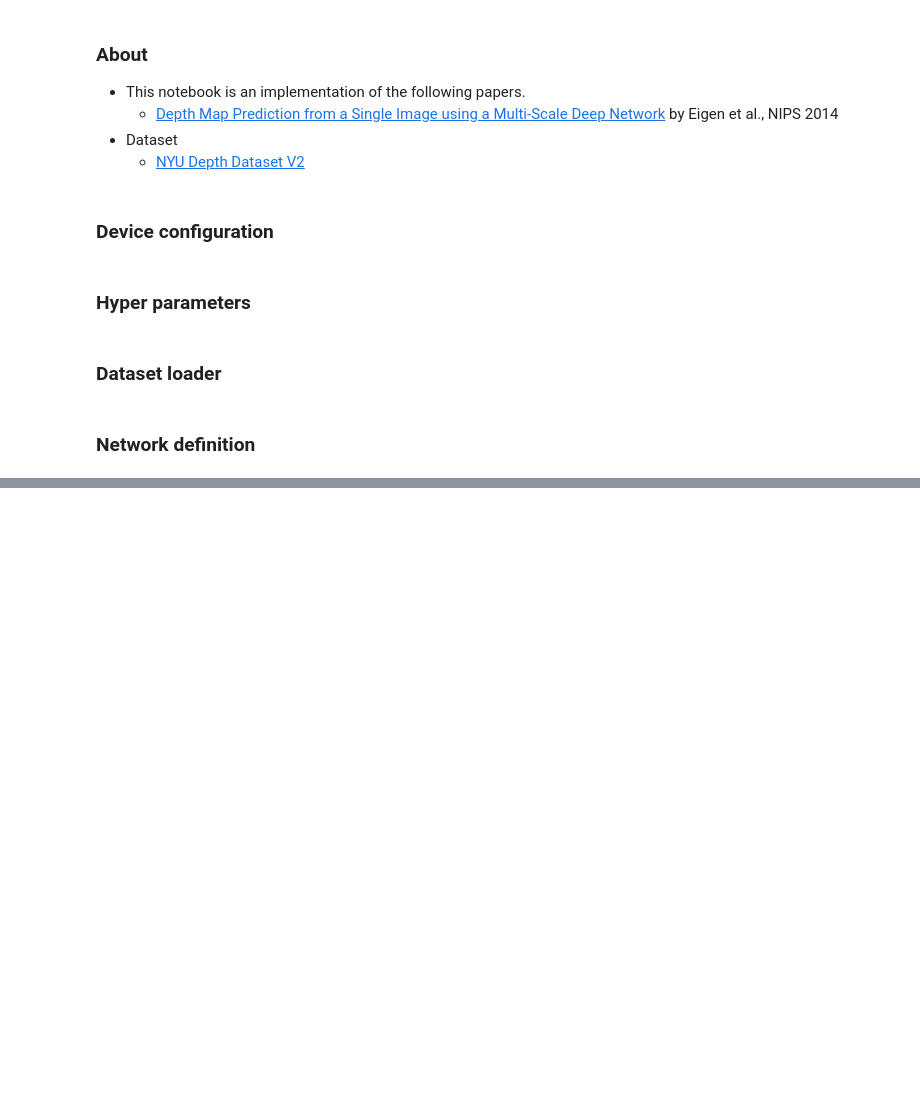
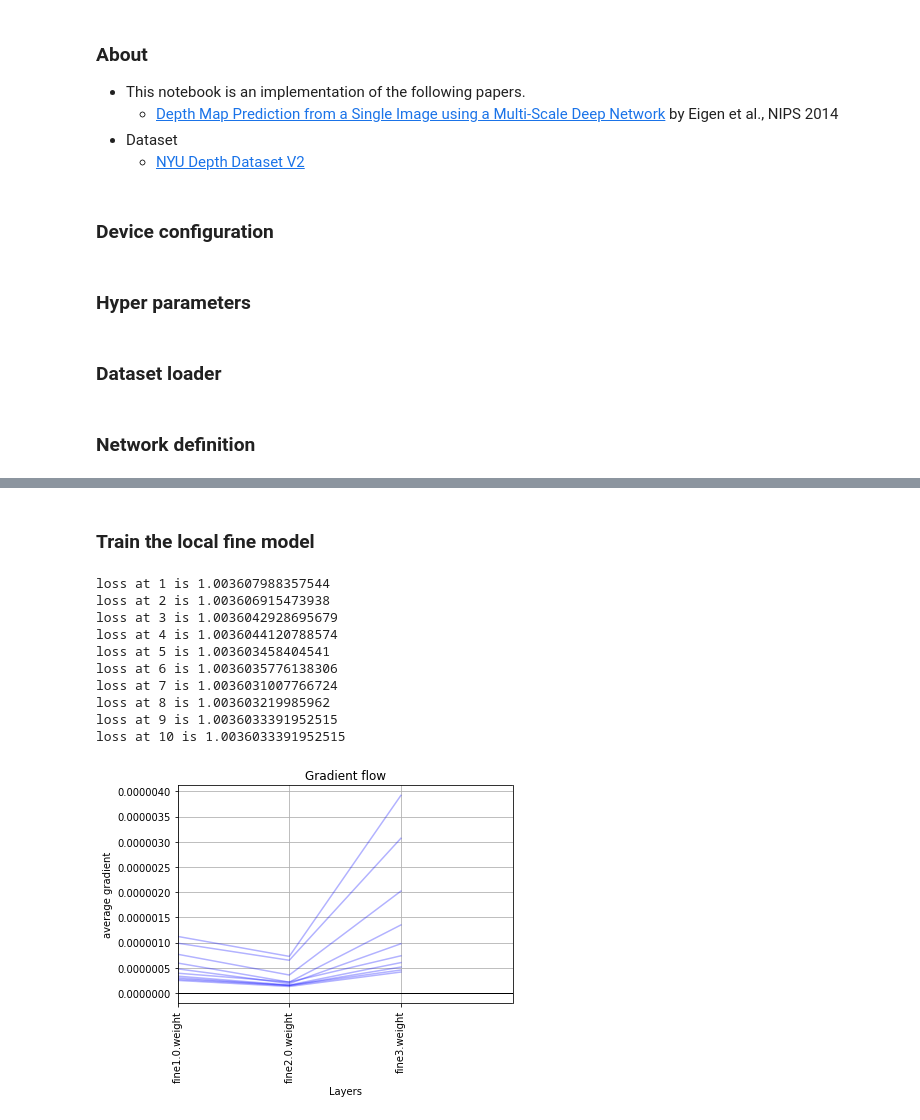
Before and after one commit to shuuchen/depth_eigen, a Jupyter notebook: test.ipynb, the cells around one changed output, grey strips where cells are left out. Drawn from its saved outputs; the diff is of its cells as text; code cells hidden in the pictures; blank space fills up the shorter version.

```diff
--- a/test.ipynb
+++ b/test.ipynb
@@ -140,0 +180,35 @@ loss:  tensor(nan, grad_fn=<SubBackward0>)
+# %% [markdown]
+### Train the local fine model
+# %%
+losses = []
+
+global_model.eval()
+with torch.no_grad():
+    global_output = global_model(a).unsqueeze(1)
+
+for i in range(10):
+
+    # forward pass
+    output = local_model(a, global_output)
+    loss = local_criterion(output, target)
+    losses.append(loss.item())
+
+    # backward pass
+    local_model.zero_grad()
+    loss.backward()
+    plot_grad_flow(local_model.named_parameters())
+    local_optimizer.step()
+
+    print('loss at {} is {}'.format(i + 1, loss))
+# %% [output]
+loss at 1 is 1.003607988357544
+loss at 2 is 1.003606915473938
+loss at 3 is 1.0036042928695679
+loss at 4 is 1.0036044120788574
+loss at 5 is 1.003603458404541
+loss at 6 is 1.0036035776138306
+loss at 7 is 1.0036031007766724
+loss at 8 is 1.003603219985962
+loss at 9 is 1.0036033391952515
+loss at 10 is 1.0036033391952515
+[figure, added]
```
Also changed, not shown: parts of 8 cells of this notebook.
